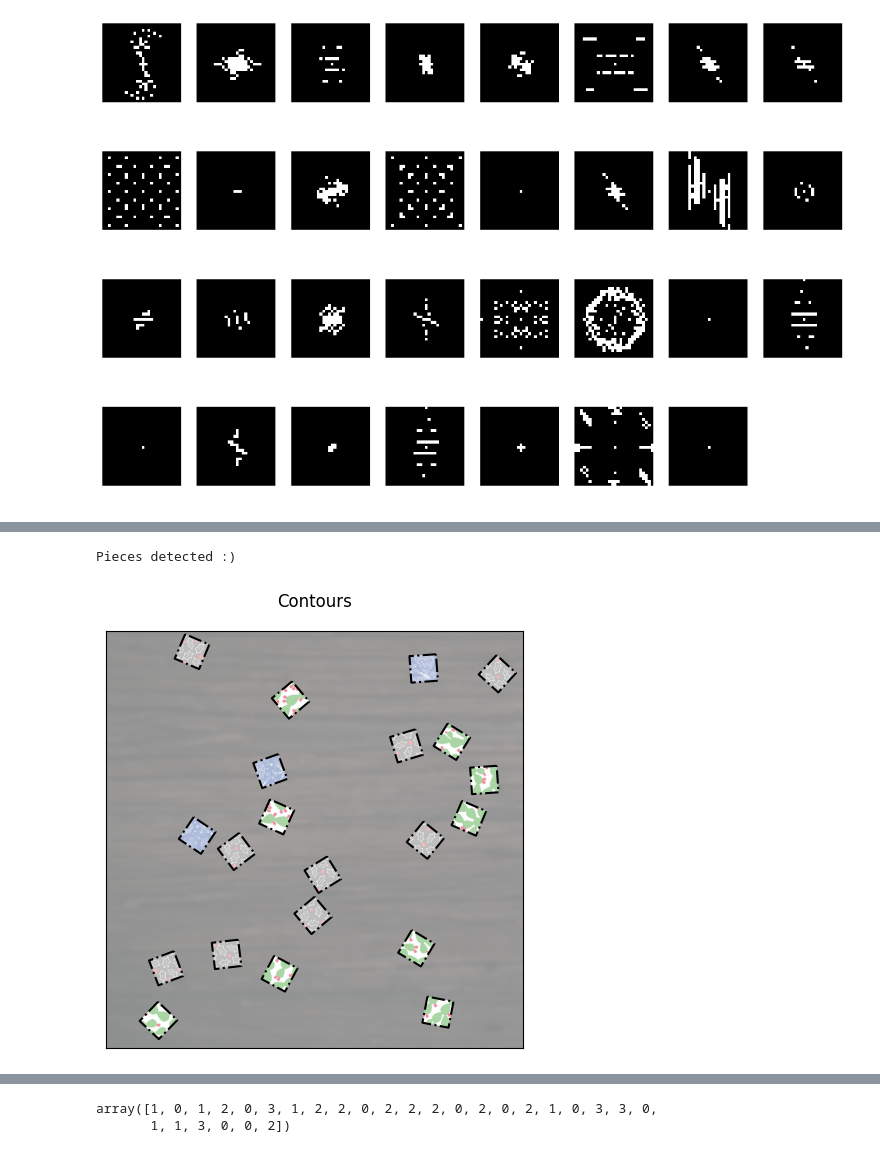
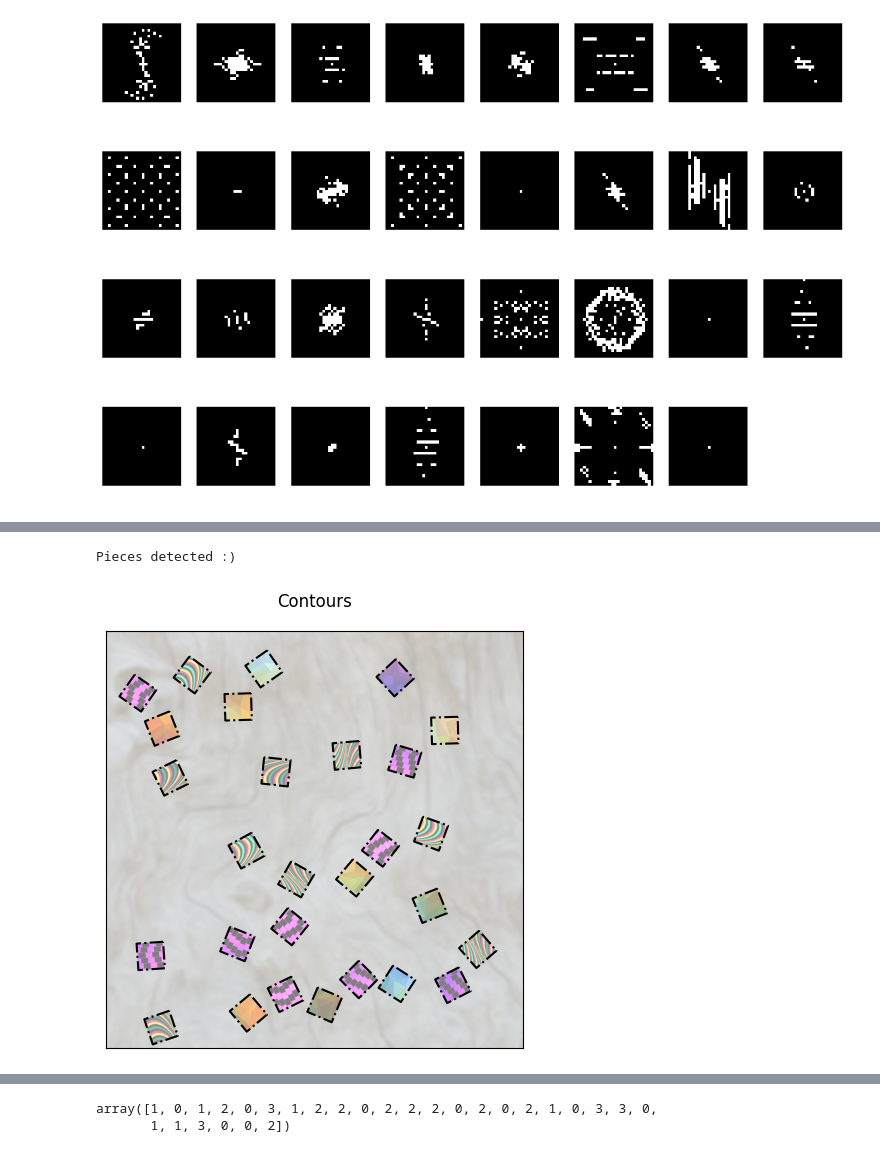
Before and after one commit to Jennifer2001-lab/iapr, a Jupyter notebook: project/features_encore_art.ipynb, the cells around one changed output, grey strips where cells are left out. Cells and saved outputs as stored; diff of their text form; code cells hidden in the pictures.

```diff
--- a/project/features_encore_art.ipynb
+++ b/project/features_encore_art.ipynb
@@ -95,12 +225,12 @@ imgs = {i: load_input_image(i,folder="train2") for i in range(12)}
 # %%
-index_img = 3
+index_img = 5
 img = imgs[index_img]
 seg = Segementation(img)
 seg.find_pieces()
 seg.plot_contours()
 # %% [output]
 Pieces detected :)
-[figure, old version]
+[figure, new version]
 # %%
 seg.plot_pieces()
 # %% [output]
```
Also changed, not shown: parts of 17 cells of this notebook, 12 other files.
